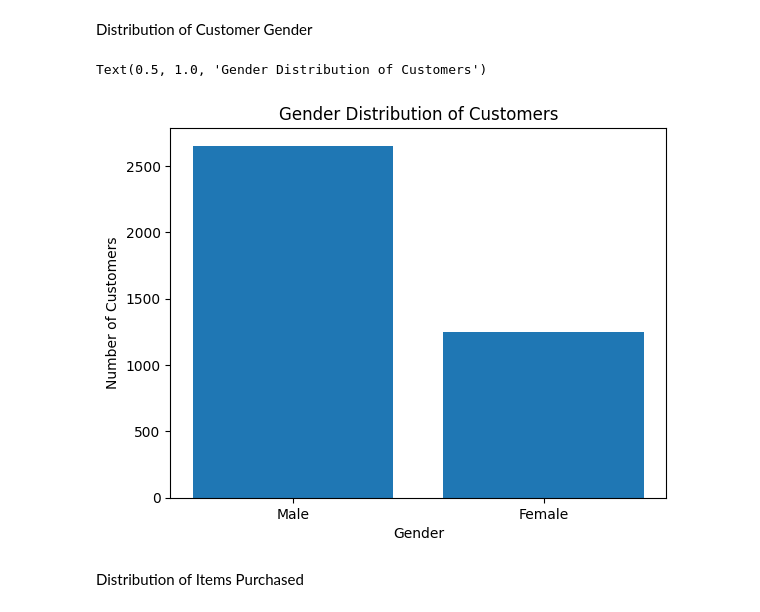
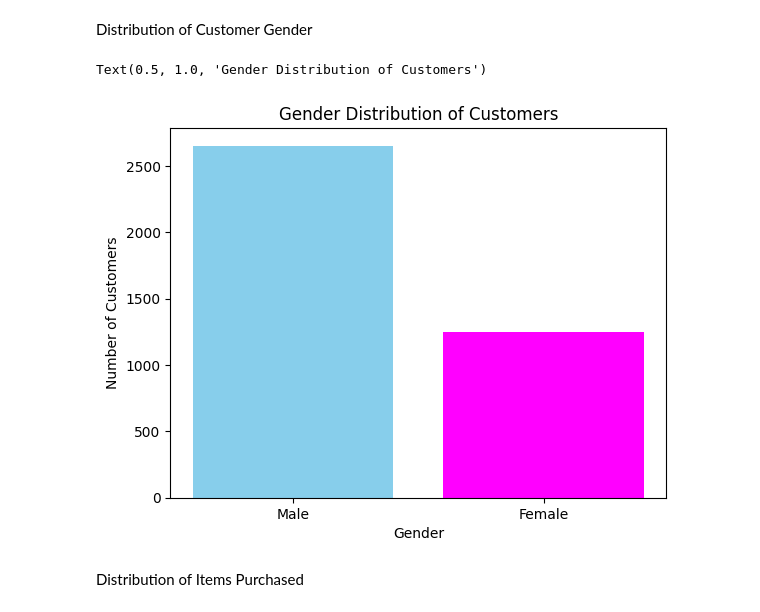
Before and after one commit to bandito19/EDA-Projects, a Jupyter notebook: Shopping Trends/trends.ipynb, the cells around one changed output. Drawn from its saved outputs; the diff is of its cells as text; code cells hidden in the pictures.

Commit message:
colors

```diff
--- a/Shopping Trends/trends.ipynb
+++ b/Shopping Trends/trends.ipynb
@@ -30,18 +30,18 @@ Distribution of Customer Gender
 # %%
 # Counting the occurrences of each gender
 gender_counts = df['Gender'].value_counts()
 
 # Creating the bar chart using Axes
 fig, ax = plt.subplots()
-ax.bar(gender_counts.index, gender_counts)
+ax.bar(gender_counts.index, gender_counts, color=['skyblue', 'magenta'])
 
 # Setting the labels and title
 ax.set_xlabel('Gender')
 ax.set_ylabel('Number of Customers')
 ax.set_title('Gender Distribution of Customers')
 # %% [output]
 Text(0.5, 1.0, 'Gender Distribution of Customers')
-[figure, old version]
+[figure, new version]
 # %% [markdown]
 Distribution of Items Purchased
 # %%
```
